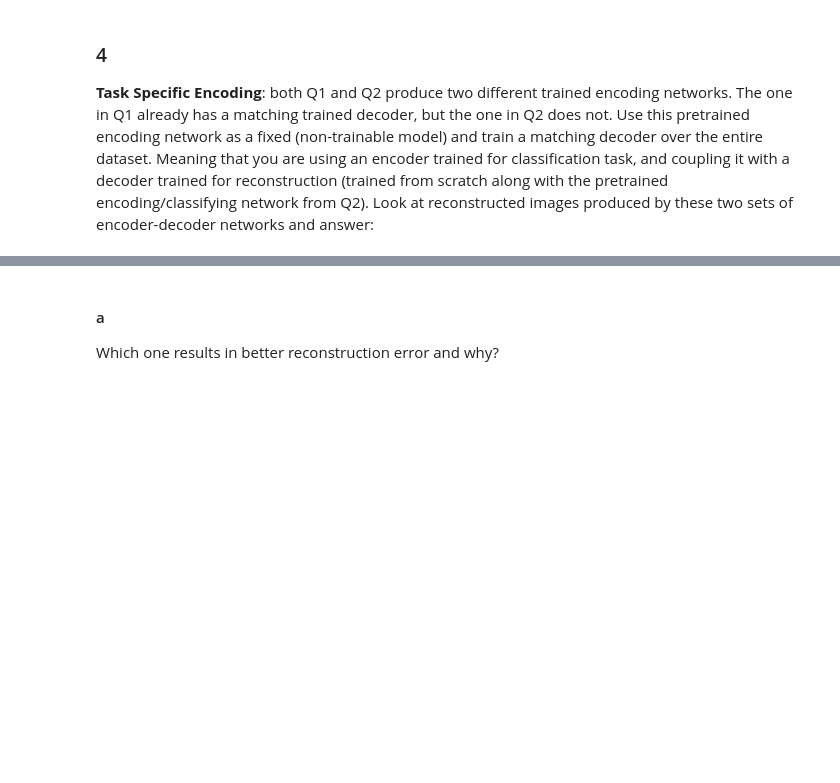
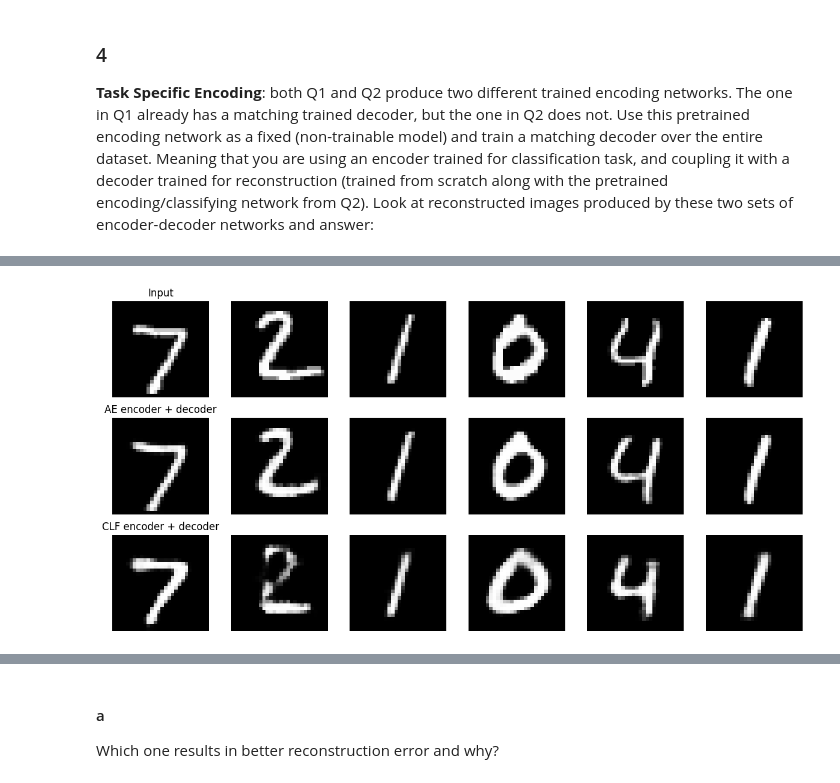
Before and after one commit to NathanP23/Introduction-to-Deep-Learning-67822, a Jupyter notebook: Ex2/Ex2Sol.ipynb, the cells around one changed output, grey strips where cells are left out. Saved outputs shown, nothing was run; the diff lists cells and outputs as text; code cells hidden in the pictures; blank space fills up the shorter version.

```diff
--- a/Ex2/Ex2Sol.ipynb
+++ b/Ex2/Ex2Sol.ipynb
@@ -597,36 +599,74 @@ Training just the final MLP layer over the entire dataset seems to have been a s
 **Task Specific Encoding**:
  both Q1 and Q2 produce two different trained encoding networks. The one in Q1 already has a matching trained decoder, but the one in Q2 does not. Use this pretrained encoding network as a fixed (non-trainable model) and train a matching decoder over the entire dataset. Meaning that you are using an encoder trained for classification task, and coupling it with a decoder trained for reconstruction (trained from scratch along with the pretrained encoding/classifying network from Q2). Look at reconstructed images produced by these two sets of encoder-decoder networks and answer:
 # %%
-from mnistlib.models import ConvolutionalAutoencoder, MLPClassifier, Decoder
-from mnistlib.data import get_mnist_loaders
-from mnistlib.train import train_decoder_only
-import os, torch
+# Set up device for computation
+device = torch.device("cuda" if torch.cuda.is_available() else "cpu")
+mnist_train_loader, mnist_val_loader = get_mnist_loaders(batch_size=256)
 
-device = torch.device("cuda" if torch.cuda.is_available() else "cpu")
-train_loader, val_loader = get_mnist_loaders(batch_size=256)
+# Load the pretrained autoencoder model from Question 1
+pretrained_autoencoder = ConvolutionalAutoencoder(16, 16).to(device)
+autoencoder_state_dict = torch.load(os.path.join(models_root_dir, "Ex2_Q1_b_big_latent_dimension_16_base_c=16_d_latent=16.pt"), map_location=device)
 
-# Load the whole model state
-autoencoder_model = ConvolutionalAutoencoder(16, 16).to(device)
-state_dict = torch.load(os.path.join(models_root_dir, "Ex2_Q1_b_big_latent_dimension_16_base_c=16_d_latent=16.pt"), map_location=device)
+# Load full autoencoder state dict
+pretrained_autoencoder.load_state_dict(autoencoder_state_dict)
 
-# Load full state dict
-autoencoder_model.load_state_dict(state_dict)
+# Extract the encoder component from the autoencoder (trained for reconstruction)
+reconstruction_trained_encoder = pretrained_autoencoder.encoder
 
-# Now extract just the encoder weights
-enc_ae = autoencoder_model.encoder
+# Load the pretrained classifier model from Question 2
+pretrained_classifier = MLPClassifier(16, 16).to(device)
+pretrained_classifier.load_state_dict(torch.load(os.path.join(models_root_dir, "Ex2_Q2_I_latentclassifier.pt"), map_location=device))
 
-# Load pretrained Classifier encoder (Q2)
-clf = MLPClassifier(16, 16).to(device)
-clf.load_state_dict(torch.load(os.path.join(models_root_dir, "Ex2_Q2_I_latentclassifier.pt"), map_location=device))
-enc_clf = clf.encoder
+# Extract the encoder component from the classifier (trained for digit classification)
+classification_trained_encoder = pretrained_classifier.encoder
 
-# Train fresh decoders for each encoder
-dec_ae = Decoder(16, 16).to(device)
-dec_clf = Decoder(16, 16).to(device)
+# Create fresh decoders for each encoder type
+decoder_for_reconstruction_encoder = Decoder(16, 16).to(device)
+decoder_for_classification_encoder = Decoder(16, 16).to(device)
 
-print("Training decoder...")
-dec_ae = train_decoder_only(dec_ae, enc_ae, train_loader, val_loader, epochs=10)
+# Train a decoder to work with the reconstruction-trained encoder
+print("Training decoder for reconstruction-trained encoder...")
+decoder_for_reconstruction_encoder = train_decoder_only(
+    decoder_for_reconstruction_encoder,
+    reconstruction_trained_encoder,
+    mnist_train_loader,
+    mnist_val_loader,
+    epochs=10
+)
 
-print("Training decoder...")
-dec_clf = train_decoder_only(dec_clf, enc_clf, train_loader, val_loader, epochs=10)
+# Train a decoder to work with the classification-trained encoder
+print("Training decoder for classification-trained encoder...")
+decoder_for_classification_encoder = train_decoder_only(
+    decoder_for_classification_encoder,
+    classification_trained_encoder,
+    mnist_train_loader,
+    mnist_val_loader,
+    epochs=10
+)
+
+# Compare the reconstruction quality visually
+print("Comparing reconstructions between the two approaches...")
+compare_reconstructions(
+    reconstruction_trained_encoder, decoder_for_reconstruction_encoder,
+    classification_trained_encoder, decoder_for_classification_encoder,
+    mnist_val_loader
+)
+
+# Calculate and compare reconstruction errors numerically
+reconstruction_error = compute_batch_l1_loss(
+    reconstruction_trained_encoder,
+    decoder_for_reconstruction_encoder,
+    mnist_val_loader
+)
+
+classification_based_error = compute_batch_l1_loss(
+    classification_trained_encoder,
+    decoder_for_classification_encoder,
+    mnist_val_loader
+)
+
+print(f"L1 Reconstruction Error Comparison:")
+print(f"  Reconstruction-trained encoder: {reconstruction_error:.4f}")
+print(f"  Classification-trained encoder: {classification_based_error:.4f}")
+print(f"  Difference: {abs(reconstruction_error - classification_based_error):.4f}")
 # %% [output]
@@ -640,0 +682 @@ Training decoder...
+[figure, added]
```
Also changed, not shown: parts of 9 cells of this notebook, 2 other files.
